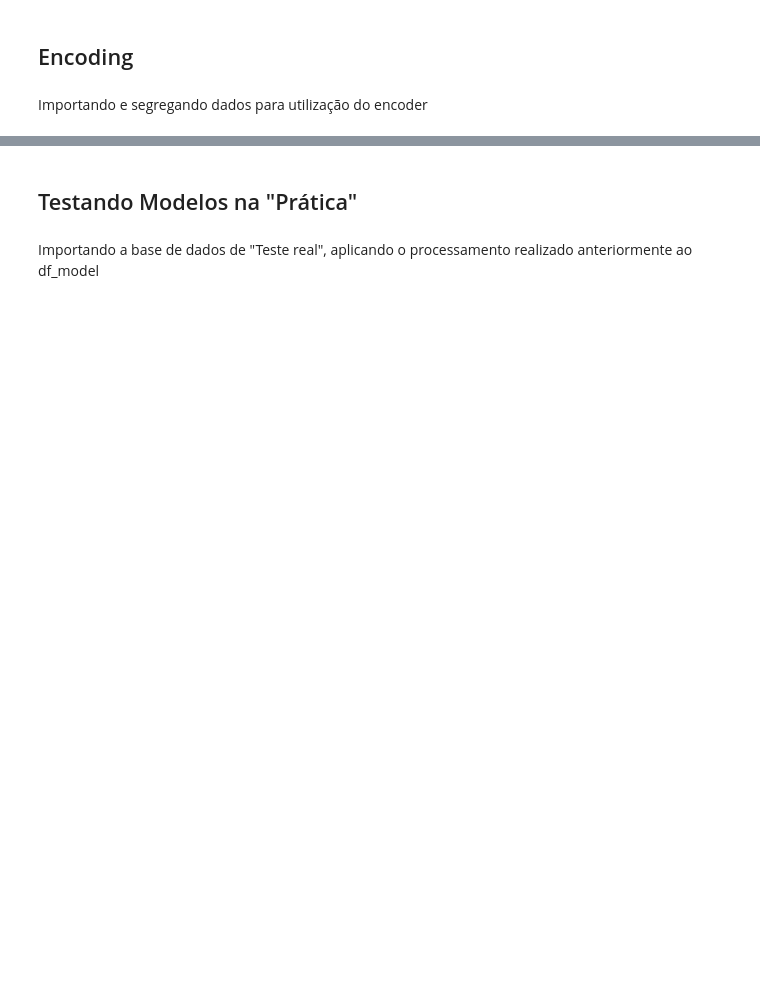
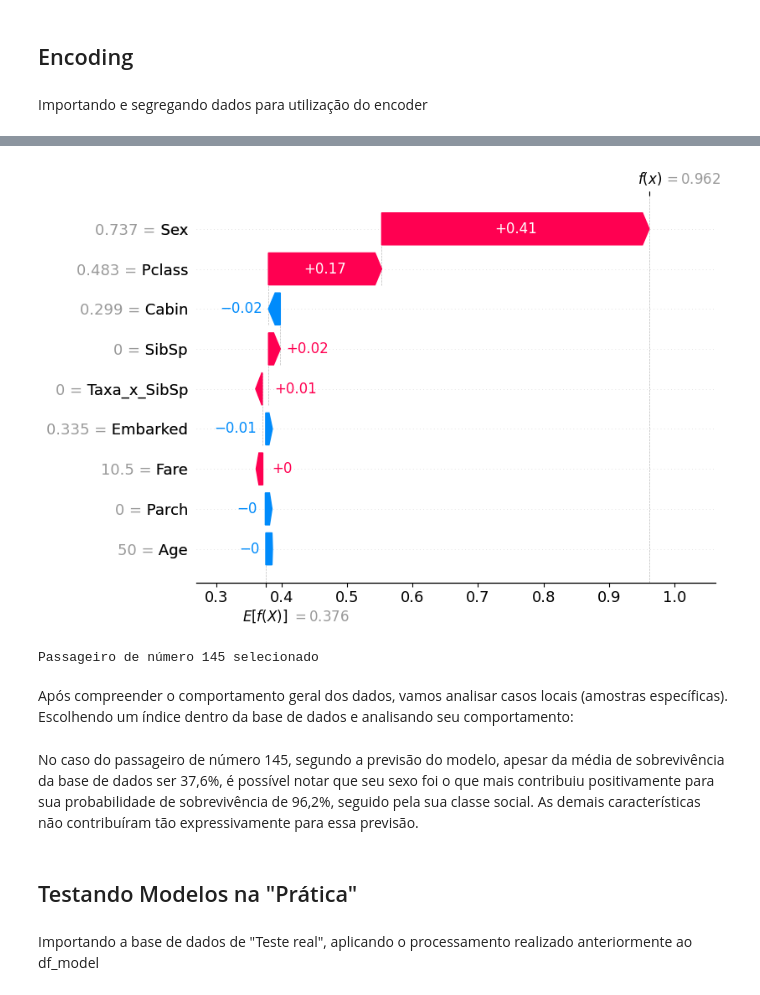
Before and after one commit to LSouzaCosta/DataScience, a Jupyter notebook: Titanic/03_Modeling.ipynb, the cells around one changed output, grey strips where cells are left out. Cells and saved outputs as stored; diff of their text form; code cells hidden in the pictures; blank space fills up the shorter version.

```diff
--- a/Titanic/03_Modeling.ipynb
+++ b/Titanic/03_Modeling.ipynb
@@ -118,3 +481,16 @@ Regressão Logística ROC-AUC: 0.8699
+# %%
+import random
+i = 145 #random.randint(1, len(X_train)-1)
+shap.plots.waterfall(shap_values[i, :,  1])
+print(f'Passageiro de número {i} selecionado')
+# %% [output]
+[figure, added]
+Passageiro de número 145 selecionado
+# %% [markdown]
+Após compreender o comportamento geral dos dados, vamos analisar casos locais (amostras específicas).
+Escolhendo um índice dentro da base de dados e analisando seu comportamento:
+# %% [markdown]
+No caso do passageiro de número 145, segundo a previsão do modelo, apesar da média de sobrevivência da base de dados ser 37,6%, é possível notar que seu sexo foi o que mais contribuiu positivamente para sua probabilidade de sobrevivência de 96,2%, seguido pela sua classe social. As demais características não contribuíram tão expressivamente para essa previsão.
 # %% [markdown]
 ## Testando Modelos na "Prática"
 # %% [markdown]
```
Also changed, not shown: parts of 65 cells of this notebook, 11 other files.
